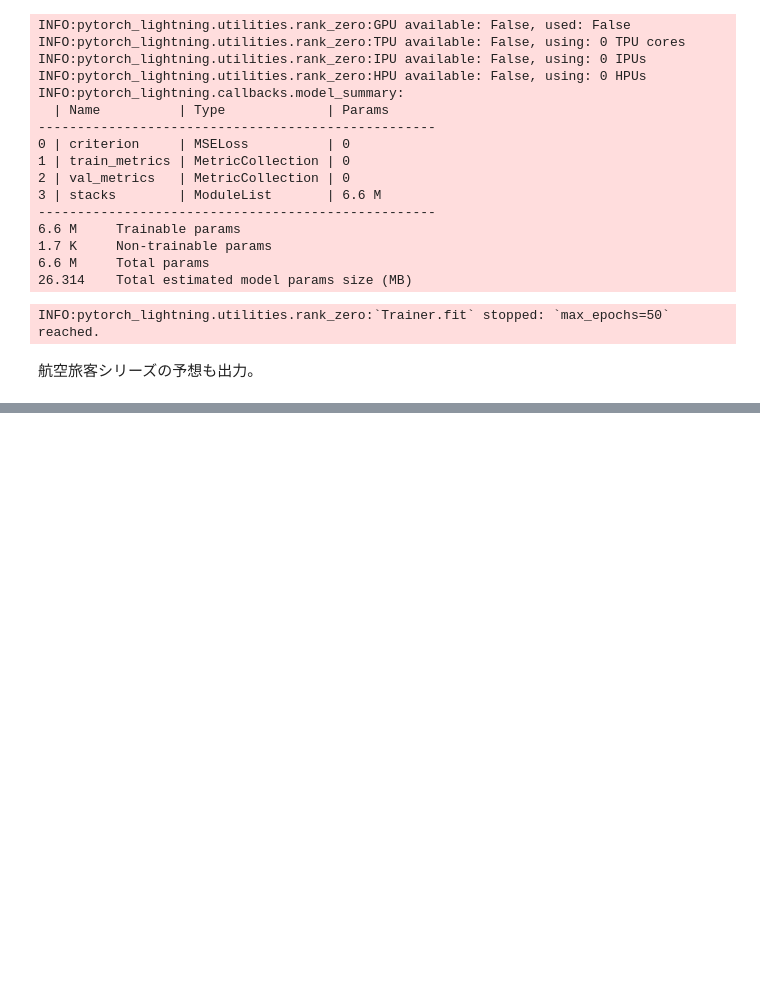
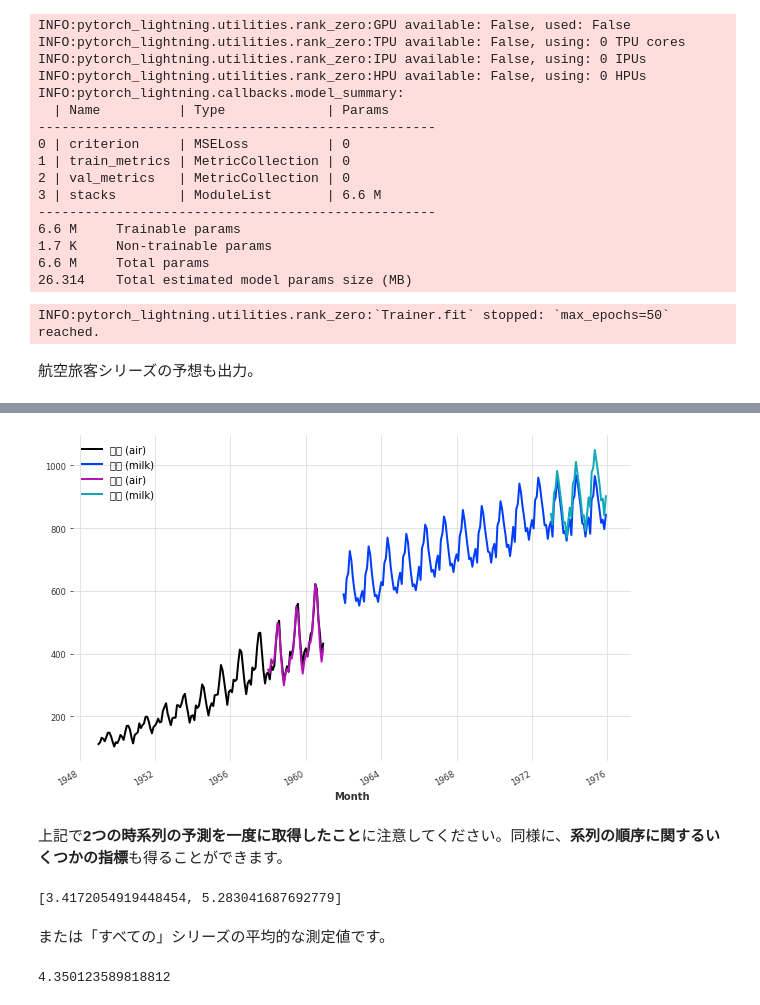
Before and after one commit to webclinic017/-daily-test, a Jupyter notebook: Darts_test.ipynb, the cells around one changed output, grey strips where cells are left out. Saved outputs shown, nothing was run; the diff lists cells and outputs as text; code cells hidden in the pictures; blank space fills up the shorter version.

```diff
--- a/Darts_test.ipynb
+++ b/Darts_test.ipynb
@@ -1319,0 +1332,9 @@ pred_air.plot(label="forecast (air)")
+# %%
+from darts.models import RegressionModel
+from sklearn.linear_model import BayesianRidge
+
+model = RegressionModel(lags=72, lags_future_covariates=[-6, 0], model=BayesianRidge())
+
+model.fit(
+    [train_air_scaled, train_milk_scaled], future_covariates=[air_covs, milk_covs]
+);
@@ -1319,0 +1350,29 @@ pred_air.plot(label="forecast (air)")
+# %%
+pred_air, pred_milk = model.predict(
+    series=[train_air_scaled, train_milk_scaled],
+    future_covariates=[air_covs, milk_covs],
+    n=36,
+)
+
+# scale back:
+pred_air, pred_milk = scaler.inverse_transform([pred_air, pred_milk])
+
+plt.figure(figsize=(10, 6))
+series_air.plot(label="実測 (air)")
+series_milk.plot(label="実測 (milk)")
+pred_air.plot(label="予測 (air)")
+pred_milk.plot(label="予測 (milk)")
+# %% [output]
+[figure, added]
+# %% [markdown]
+上記で**2つの時系列の予測を一度に取得したこと**に注意してください。同様に、**系列の順序に関するいくつかの指標**も得ることができます。
+# %%
+mape([series_air, series_milk], [pred_air, pred_milk])
+# %% [output]
+[3.4172054919448454, 5.283041687692779]
+# %% [markdown]
+または「すべての」シリーズの平均的な測定値です。
+# %%
+mape([series_air, series_milk], [pred_air, pred_milk], inter_reduction=np.mean)
+# %% [output]
+4.350123589818812
```
Also changed, not shown: parts of 26 cells of this notebook.
